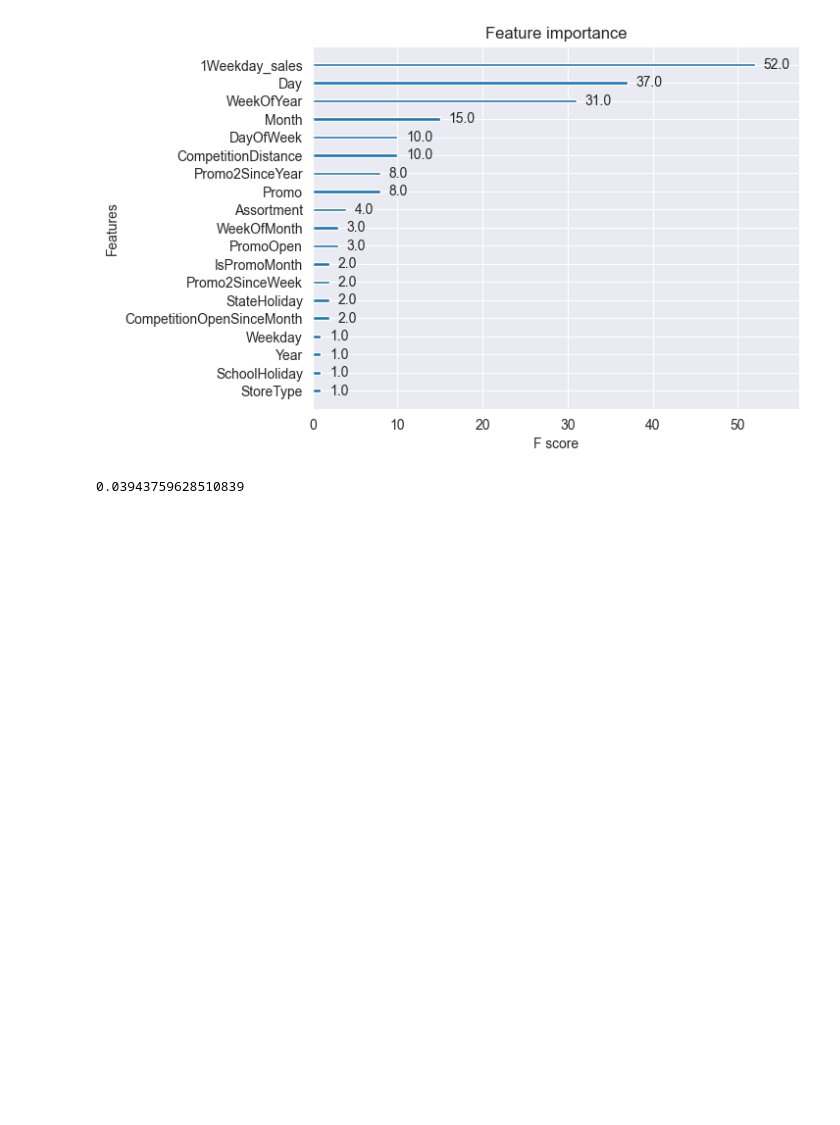
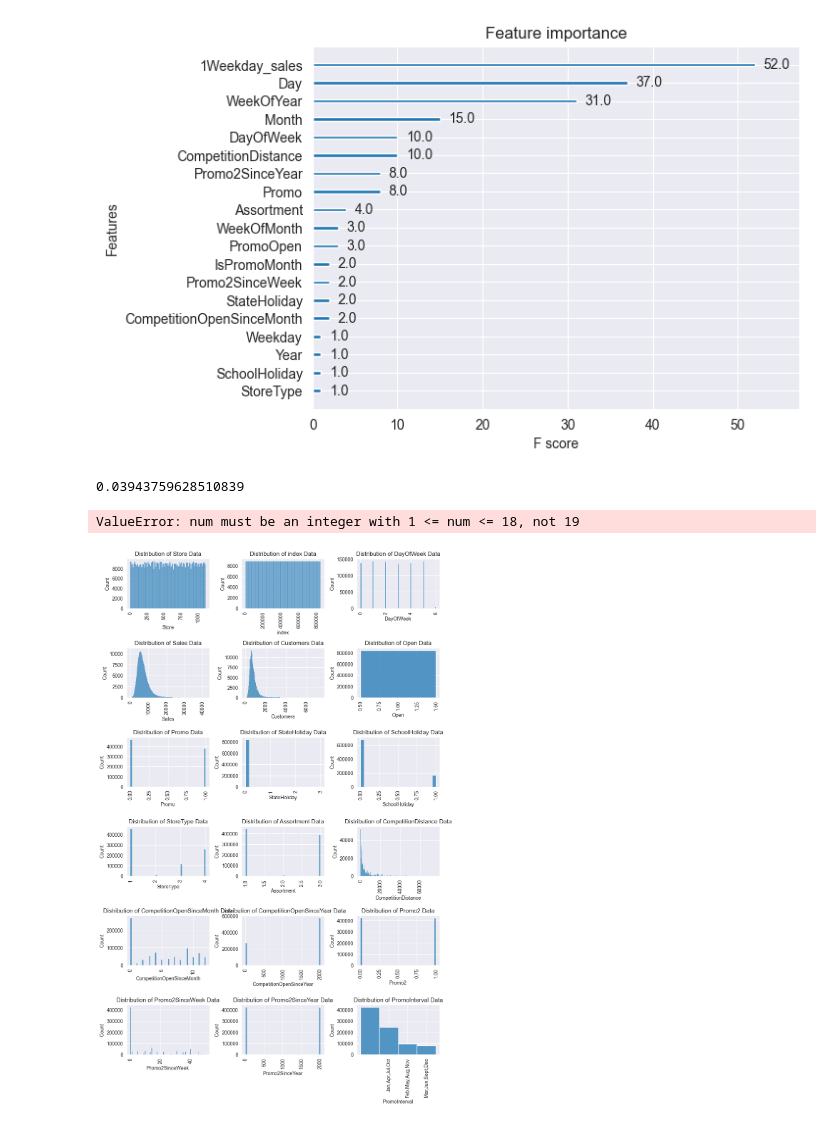
Before and after one commit to Afia-Anjum/time_series_dtr_xgb, a Jupyter notebook: rossman_project.ipynb, the cells around one changed output. Saved outputs shown, nothing was run; the diff lists cells and outputs as text; code cells hidden in the pictures; blank space fills up the shorter version.

```diff
--- a/rossman_project.ipynb
+++ b/rossman_project.ipynb
@@ -67,6 +87,9 @@ print(data.head())
 train = pd.read_csv('rossman_store/train.csv')
 test = pd.read_csv('rossman_store/test.csv')
 store = pd.read_csv('rossman_store/store.csv')
+
+train = pd.read_csv('rossman_store/train.csv',
+                   parse_dates = ['Date'], index_col = 'Date')
 # %%
 train.info(), test.info(), store.info()
 # %% [output]
@@ -786,3 +809,20 @@ test_probs[indices] = 0
 submission = pd.DataFrame({"Id": test["Id"], "Sales": np.expm1(test_probs)})
 submission["Id"] = submission["Id"].astype(np.int32)
 submission.to_csv("submission.csv", index=False)
+# %%
+######Some additional explanatory data analysis steps:
+import matplotlib.pyplot as plt
+import seaborn as sns
+import plotly.express as px
+
+plt.figure(figsize = (10, 15))
+for i, col in enumerate(train.columns, 1):
+    plt.subplot(6, 3, i)
+    sns.histplot(x = train[col])
+    plt.title(f"Distribution of {col} Data")
+    plt.tight_layout()
+    plt.xticks(rotation = 90)
+    plt.plot()
+# %% [output]
+ValueError: num must be an integer with 1 <= num <= 18, not 19
+[figure, added]
```
Also changed, not shown: parts of 18 cells of this notebook.
